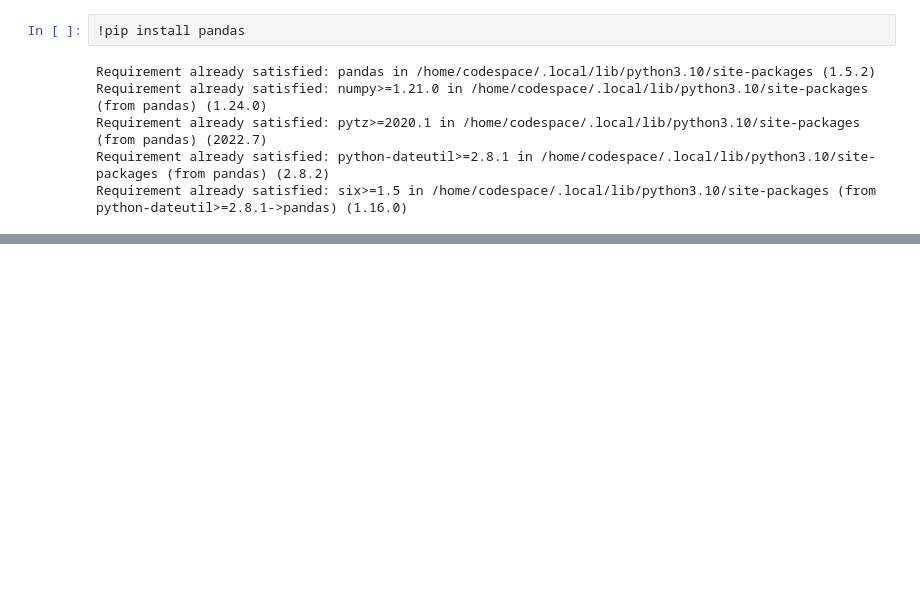
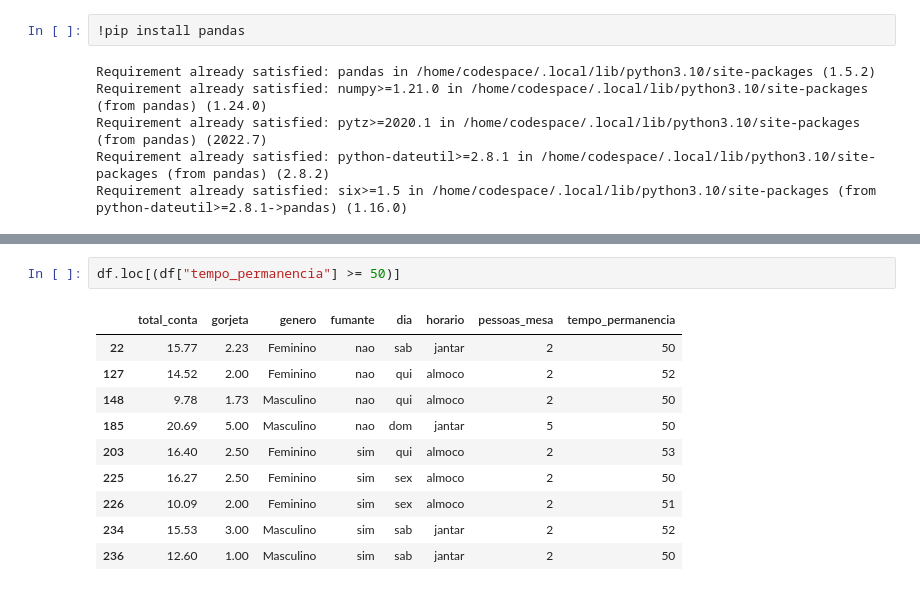
Before and after one commit to renankalil/intro_python_verao_ime_2023, a Jupyter notebook: notebooks/script_do_renan.ipynb, the cells around one changed output, grey strips where cells are left out. Drawn from its saved outputs; the diff is of its cells as text; blank space fills up the shorter version.

```diff
--- a/notebooks/script_do_renan.ipynb
+++ b/notebooks/script_do_renan.ipynb
@@ -291,0 +317,13 @@ Bad pipe message: %s [b'']
+# %%
+df.loc[(df["tempo_permanencia"] >= 50)]
+# %% [output]
+|  | total_conta | gorjeta | genero | fumante | dia | horario | pessoas_mesa | tempo_permanencia |
+| 22 | 15.77 | 2.23 | Feminino | nao | sab | jantar | 2 | 50 |
+| 127 | 14.52 | 2.00 | Feminino | nao | qui | almoco | 2 | 52 |
+| 148 | 9.78 | 1.73 | Masculino | nao | qui | almoco | 2 | 50 |
+| 185 | 20.69 | 5.00 | Masculino | nao | dom | jantar | 5 | 50 |
+| 203 | 16.40 | 2.50 | Feminino | sim | qui | almoco | 2 | 53 |
+| 225 | 16.27 | 2.50 | Feminino | sim | sex | almoco | 2 | 50 |
+| 226 | 10.09 | 2.00 | Feminino | sim | sex | almoco | 2 | 51 |
+| 234 | 15.53 | 3.00 | Masculino | sim | sab | jantar | 2 | 52 |
+| 236 | 12.60 | 1.00 | Masculino | sim | sab | jantar | 2 | 50 |
```
Also changed, not shown: parts of 12 cells of this notebook.
